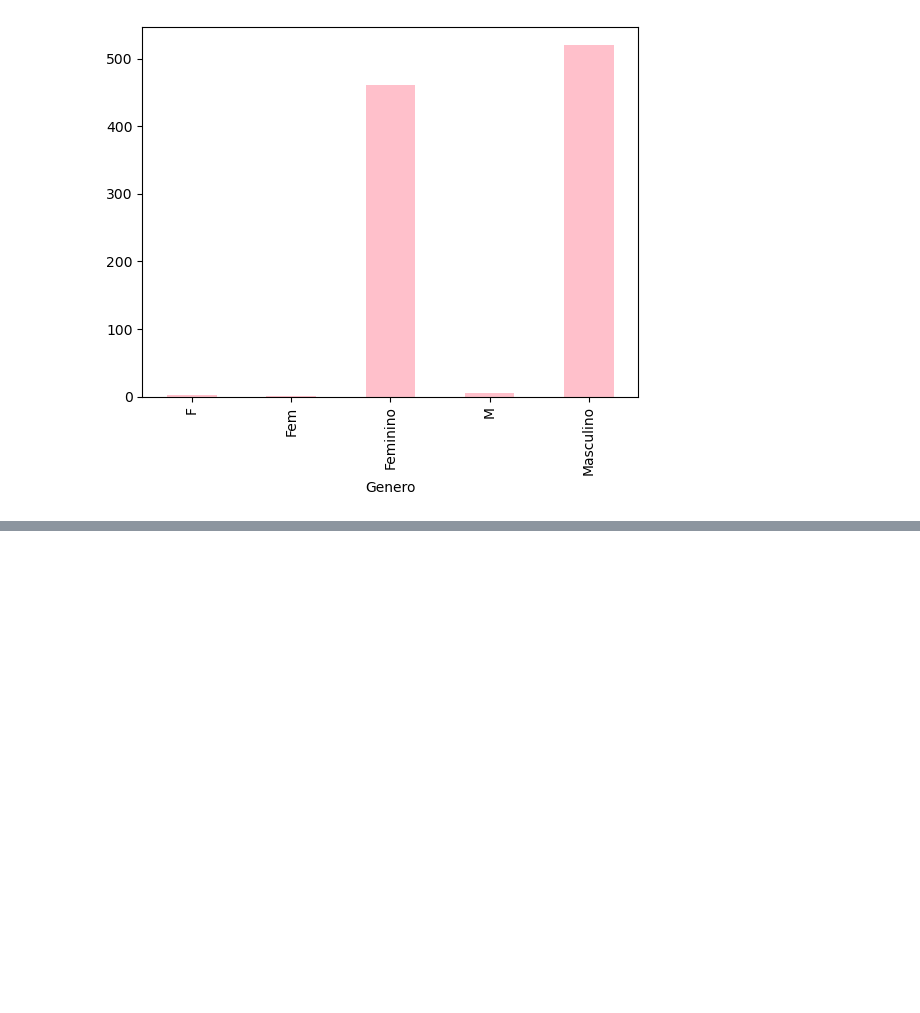
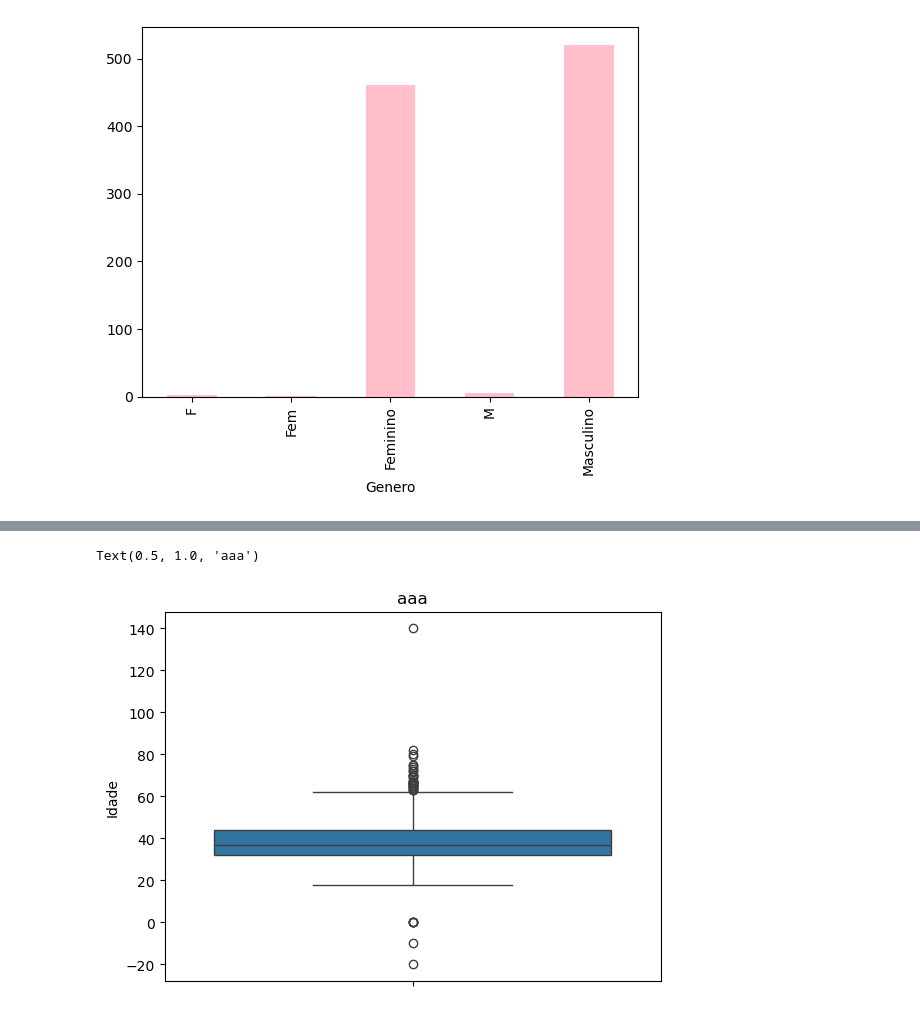
Before and after one commit to victorraphaemilk/data-science_curso, a Jupyter notebook: limpeza_tratamento_dados.ipynb, the cells around one changed output, grey strips where cells are left out. Cells and saved outputs as stored; diff of their text form; code cells hidden in the pictures; blank space fills up the shorter version.

```diff
--- a/limpeza_tratamento_dados.ipynb
+++ b/limpeza_tratamento_dados.ipynb
@@ -63,0 +98,5 @@ group_idade.plot.bar(color = 'pink')
+# %%
+sea.boxplot(dataset['Idade']).set_title('aaa')
+# %% [output]
+Text(0.5, 1.0, 'aaa')
+[figure, added]
```
Also changed, not shown: parts of 8 cells of this notebook.
